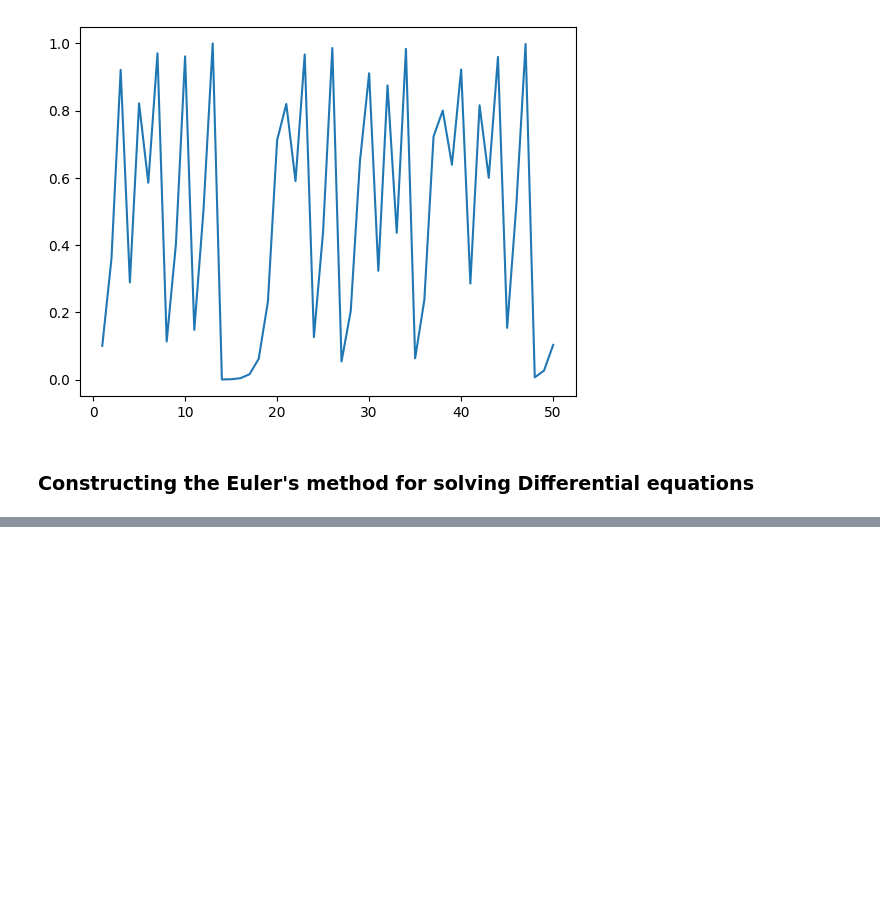
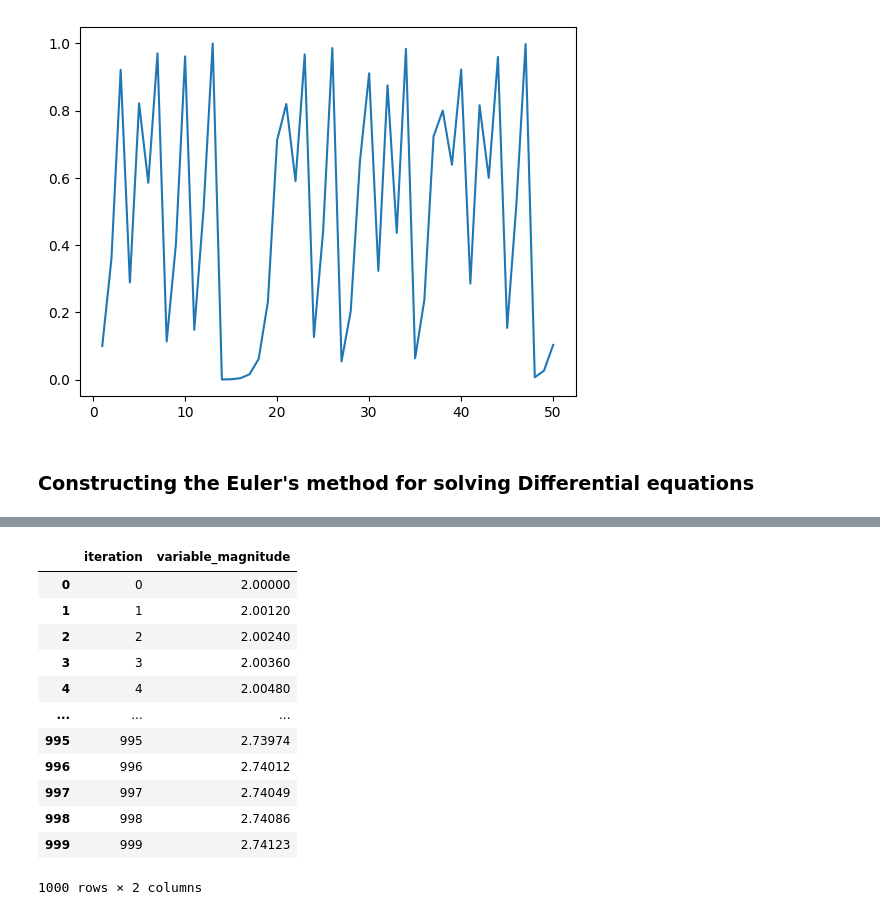
Before and after one commit to HijoBejuco/dynamical-systems-modeling, a Jupyter notebook: code_notebook.ipynb, the cells around one changed output, grey strips where cells are left out. Cells and saved outputs as stored; diff of their text form; code cells hidden in the pictures; blank space fills up the shorter version.

```diff
--- a/code_notebook.ipynb
+++ b/code_notebook.ipynb
@@ -61,0 +81,16 @@ plt.show()
+# %%
+data
+# %% [output]
+|  | iteration | variable_magnitude |
+| 0 | 0 | 2.00000 |
+| 1 | 1 | 2.00120 |
+| 2 | 2 | 2.00240 |
+| 3 | 3 | 2.00360 |
+| 4 | 4 | 2.00480 |
+| ... | ... | ... |
+| 995 | 995 | 2.73974 |
+| 996 | 996 | 2.74012 |
+| 997 | 997 | 2.74049 |
+| 998 | 998 | 2.74086 |
+| 999 | 999 | 2.74123 |
+1000 rows × 2 columns
```
Also changed, not shown: parts of 7 cells of this notebook.
